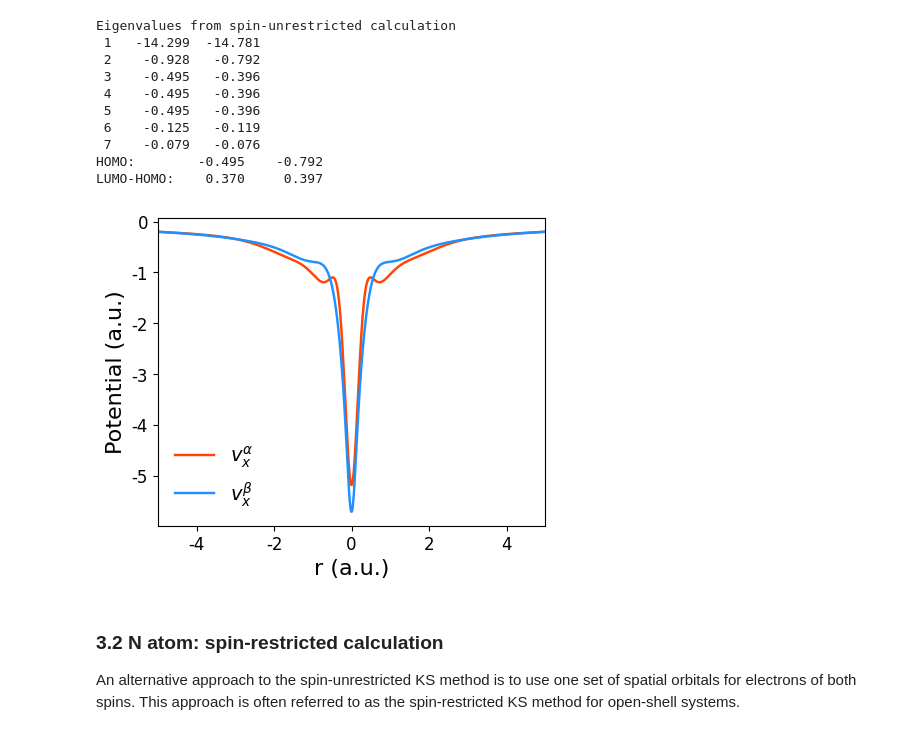
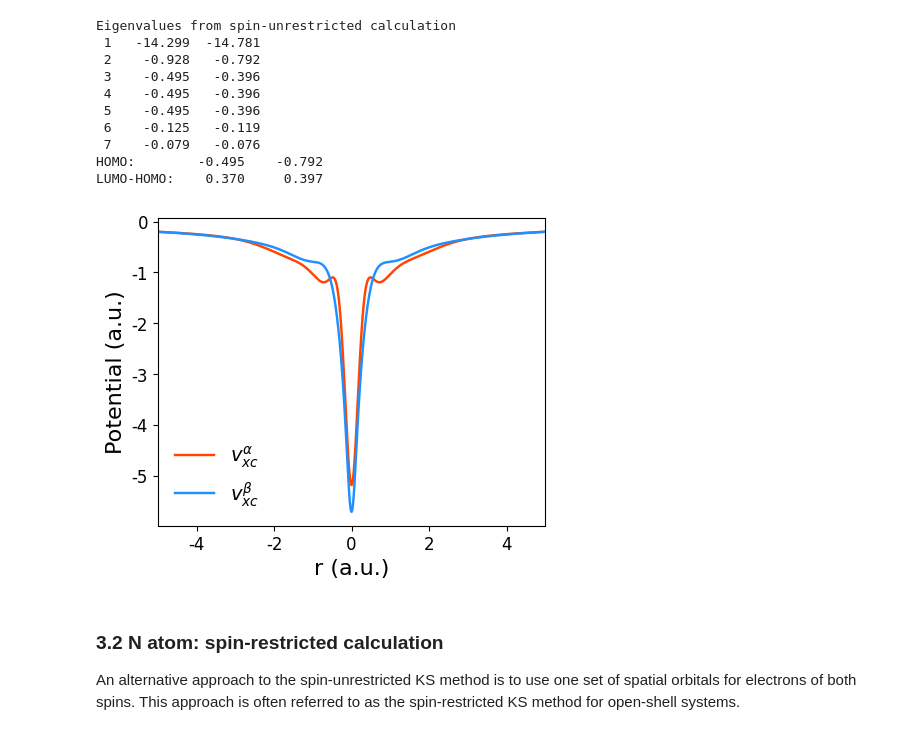
Before and after one commit to EgorTrushin/PyOEP, a Jupyter notebook: RPAOEP.ipynb, the cells around one changed output. Saved outputs shown, nothing was run; the diff lists cells and outputs as text; code cells hidden in the pictures.

Commit message:
Fix xc potential labels in open-shell N atom plots
Co-Authored-By: Claude Sonnet 4.6 <noreply@anthropic.com>

```diff
--- a/RPAOEP.ipynb
+++ b/RPAOEP.ipynb
@@ -297,18 +301,18 @@ LUMO-HOMO:    0.370     0.397
 # %%
 coords = gen_coords_1d(-5.0, 5.0, 1000)
 vcoul_on_grid = coulomb_potential_on_grid(mf_oep.pmol, coords)
 vxc_on_grid_a = vcoul_on_grid @ (mf_oep.vrest_oep_a + mf_oep.vrest_c_oep_a + mf_oep.vref_oep_a)
 vxc_on_grid_b = vcoul_on_grid @ (mf_oep.vrest_oep_b + mf_oep.vrest_c_oep_b + mf_oep.vref_oep_b)
 
-plt.plot(coords[:, 2], vxc_on_grid_a, color="orangered", label="$v_x^{\\alpha}$")
-plt.plot(coords[:, 2], vxc_on_grid_b, color="dodgerblue", label="$v_x^{\\beta}$")
+plt.plot(coords[:, 2], vxc_on_grid_a, color="orangered", label="$v_{xc}^{\\alpha}$")
+plt.plot(coords[:, 2], vxc_on_grid_b, color="dodgerblue", label="$v_{xc}^{\\beta}$")
 plt.xlim(-5, 5)
 plt.ylabel("Potential (a.u.)", fontsize=16)
 plt.xlabel("r (a.u.)", fontsize=16)
 plt.legend(frameon=False)
 plt.show()
 # %% [output]
-[figure, old version]
+[figure, new version]
 # %% [markdown]
 ### 3.2 N atom: spin-restricted calculation
 
```
Also changed, not shown: parts of 6 cells of this notebook.
